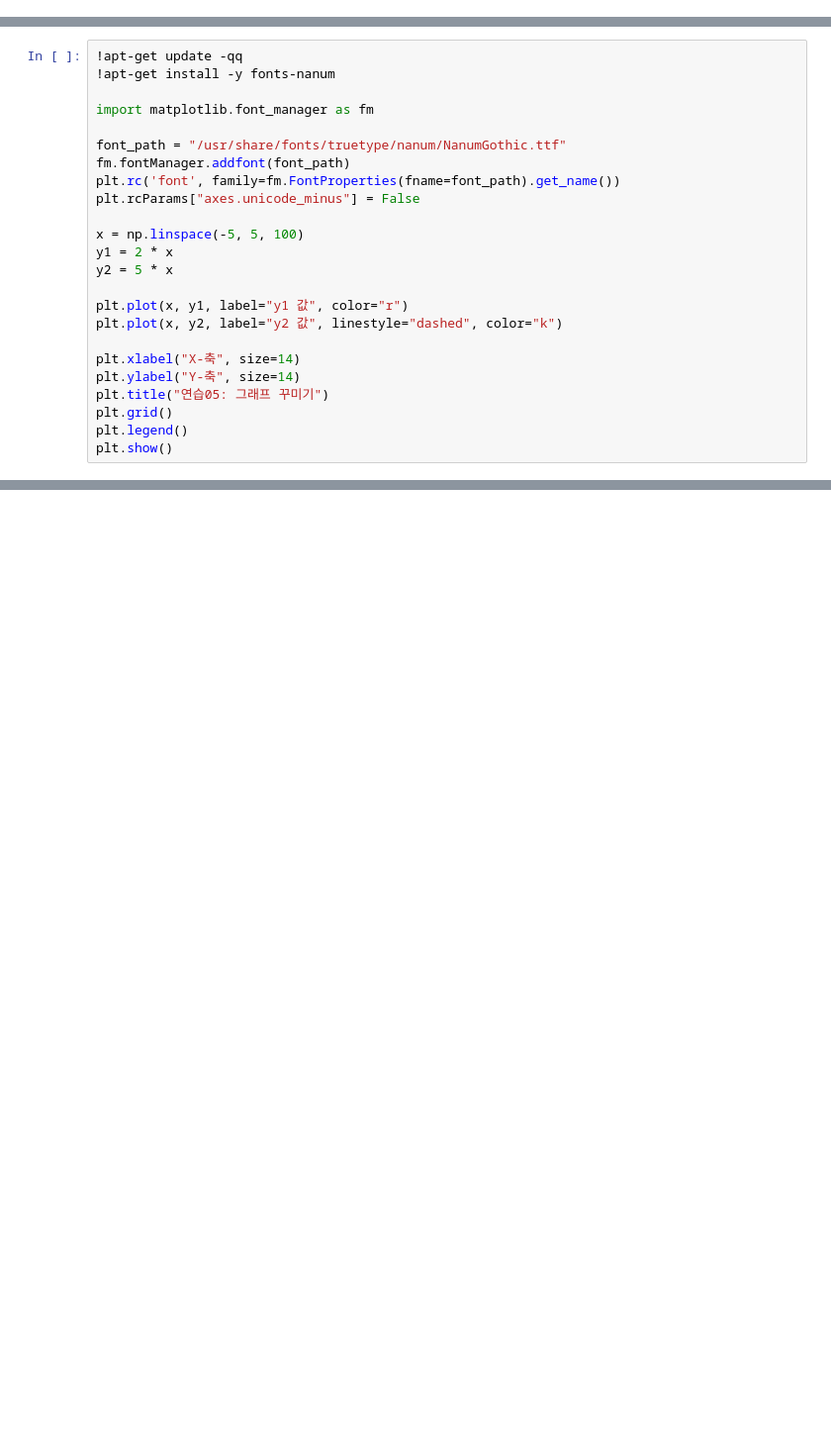
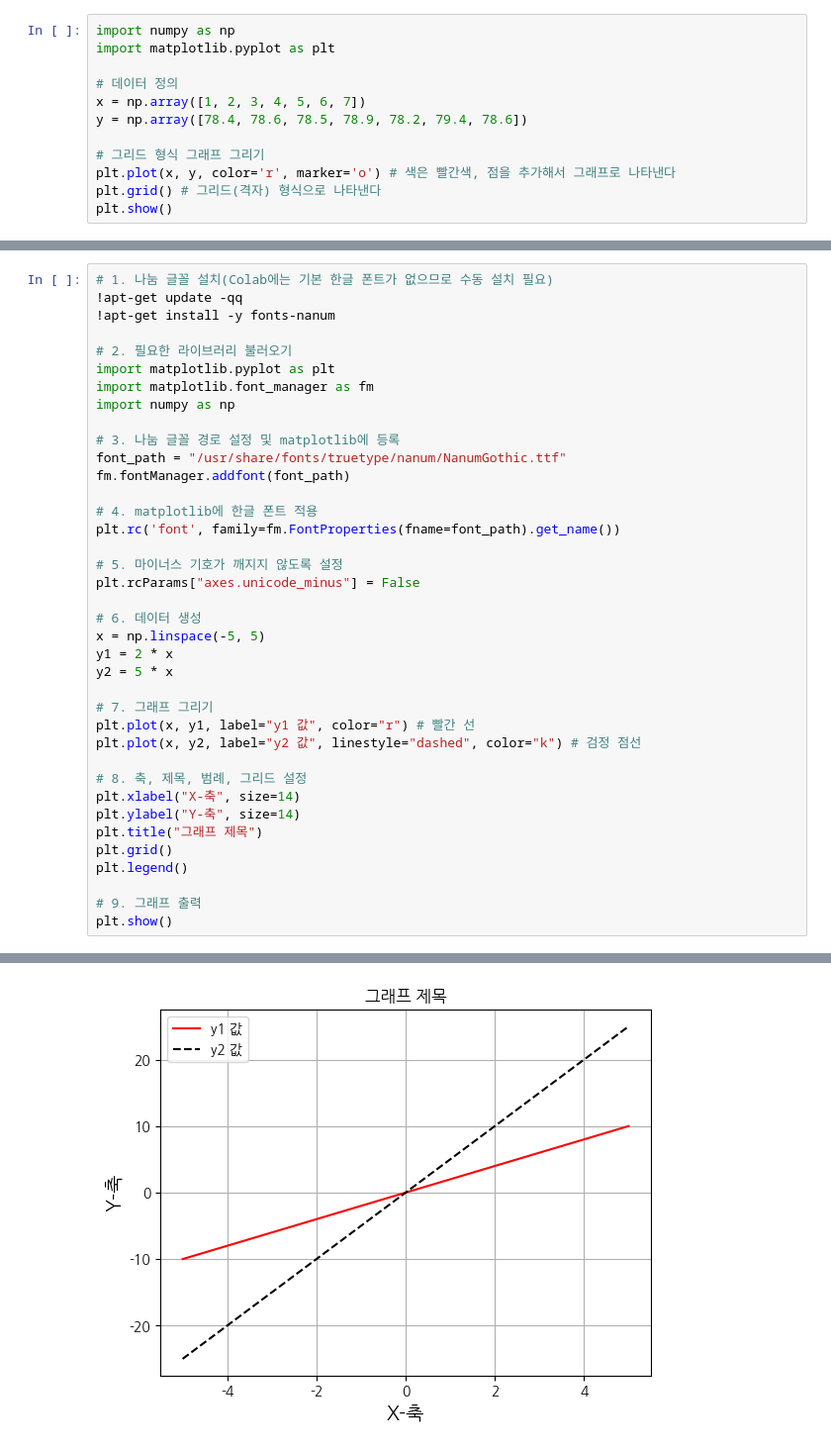
Before and after one commit to DDUM1N/DDUM1N, a Jupyter notebook: 기초확률및통계/세번째과제.ipynb, the cells around one changed output, grey strips where cells are left out. Shown at 99% size. Saved outputs shown, nothing was run; the diff lists cells and outputs as text; blank space fills up the shorter version.

```diff
--- a/기초확률및통계/세번째과제.ipynb
+++ b/기초확률및통계/세번째과제.ipynb
@@ -45,0 +46,12 @@ plt.show()
+# %%
+import numpy as np
+import matplotlib.pyplot as plt
+
+# 데이터 정의
+x = np.array([1, 2, 3, 4, 5, 6, 7])
+y = np.array([78.4, 78.6, 78.5, 78.9, 78.2, 79.4, 78.6])
+
+# 그리드 형식 그래프 그리기
+plt.plot(x, y, color='r', marker='o') # 색은 빨간색, 점을 추가해서 그래프로 나타낸다
+plt.grid() # 그리드(격자) 형식으로 나타낸다
+plt.show()
@@ -61,24 +84,39 @@ plt.show()
 # %%
+# 1. 나눔 글꼴 설치(Colab에는 기본 한글 폰트가 없으므로 수동 설치 필요)
 !apt-get update -qq
 !apt-get install -y fonts-nanum
 
+# 2. 필요한 라이브러리 불러오기
+import matplotlib.pyplot as plt
 import matplotlib.font_manager as fm
+import numpy as np
 
+# 3. 나눔 글꼴 경로 설정 및 matplotlib에 등록
 font_path = "/usr/share/fonts/truetype/nanum/NanumGothic.ttf"
 fm.fontManager.addfont(font_path)
+
+# 4. matplotlib에 한글 폰트 적용
 plt.rc('font', family=fm.FontProperties(fname=font_path).get_name())
+
+# 5. 마이너스 기호가 깨지지 않도록 설정
 plt.rcParams["axes.unicode_minus"] = False
 
-x = np.linspace(-5, 5, 100)
+# 6. 데이터 생성
+x = np.linspace(-5, 5)
 y1 = 2 * x
 y2 = 5 * x
 
-plt.plot(x, y1, label="y1 값", color="r")
-plt.plot(x, y2, label="y2 값", linestyle="dashed", color="k")
+# 7. 그래프 그리기
+plt.plot(x, y1, label="y1 값", color="r") # 빨간 선
+plt.plot(x, y2, label="y2 값", linestyle="dashed", color="k") # 검정 점선
 
+# 8. 축, 제목, 범례, 그리드 설정
 plt.xlabel("X-축", size=14)
 plt.ylabel("Y-축", size=14)
-plt.title("연습05: 그래프 꾸미기")
+plt.title("그래프 제목")
 plt.grid()
 plt.legend()
+
+# 9. 그래프 출력
 plt.show()
+# %% [output]
@@ -84,0 +129 @@ plt.show()
+[figure, added]
```
Also changed, not shown: parts of 21 cells of this notebook.
